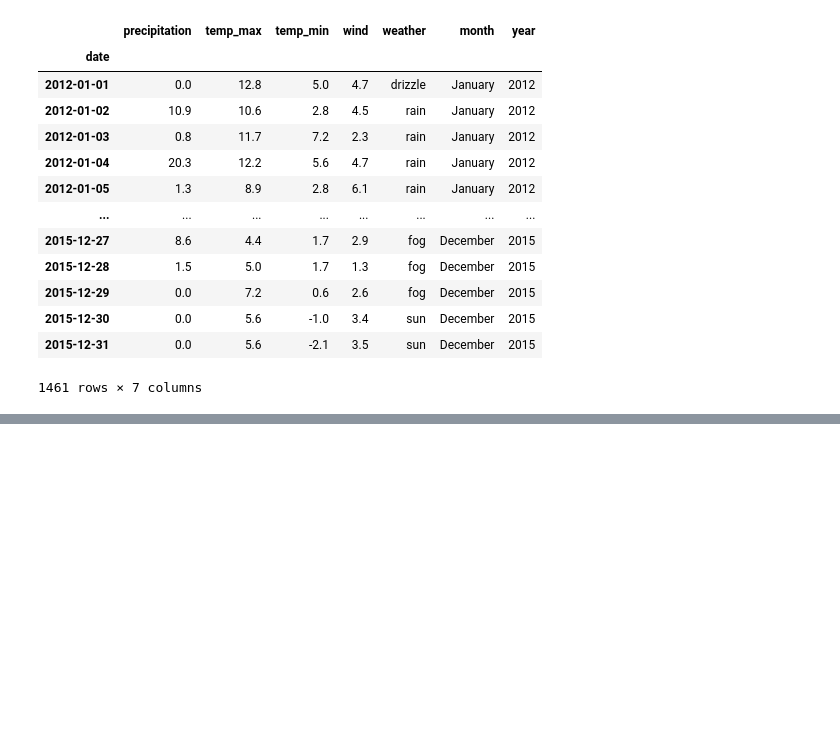
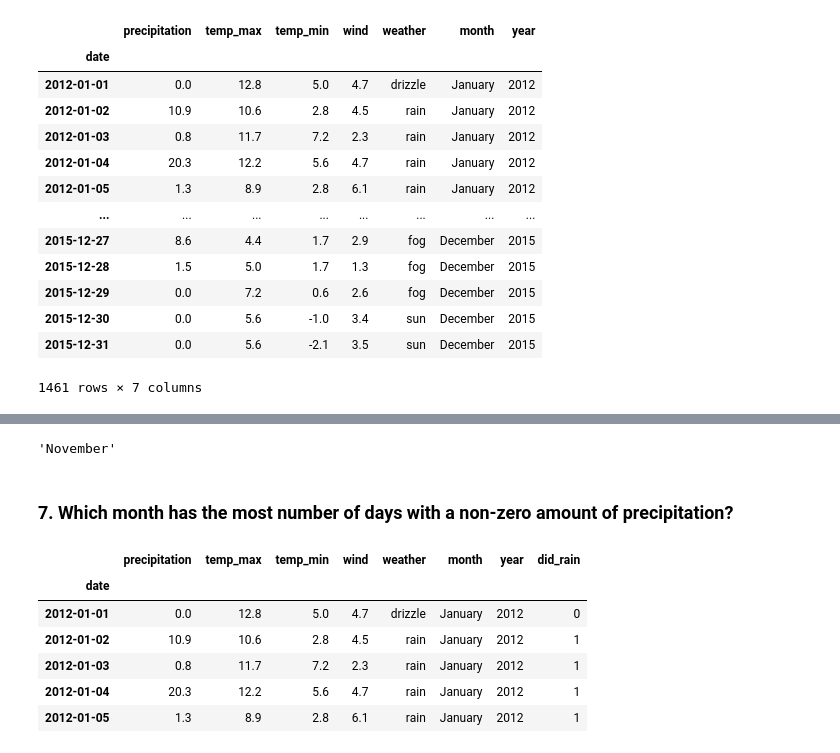
Before and after one commit to SchneemannDavid/time-series-exercises, a Jupyter notebook: exercises/working_with_time-series-data.ipynb, the cells around one changed output, grey strips where cells are left out. Cells and saved outputs as stored; diff of their text form; code cells hidden in the pictures; blank space fills up the shorter version.

```diff
--- a/exercises/working_with_time-series-data.ipynb
+++ b/exercises/working_with_time-series-data.ipynb
@@ -593,0 +695,19 @@ weather
+# %%
+#Use idxmax to get the month
+rain_by_month.groupby('month').precipitation.sum().idxmax()
+# %% [output]
+'November'
+# %% [markdown]
+### 7. Which month has the most number of days with a non-zero amount of precipitation?
+# %%
+#Create a new column that records whether or not it rained at all
+weather['did_rain'] = np.where(weather['precipitation'] == 0, 0, 1)
+weather.head()
+# %% [output]
+|  | precipitation | temp_max | temp_min | wind | weather | month | year | did_rain |
+| date |  |  |  |  |  |  |  |  |
+| 2012-01-01 | 0.0 | 12.8 | 5.0 | 4.7 | drizzle | January | 2012 | 0 |
+| 2012-01-02 | 10.9 | 10.6 | 2.8 | 4.5 | rain | January | 2012 | 1 |
+| 2012-01-03 | 0.8 | 11.7 | 7.2 | 2.3 | rain | January | 2012 | 1 |
+| 2012-01-04 | 20.3 | 12.2 | 5.6 | 4.7 | rain | January | 2012 | 1 |
+| 2012-01-05 | 1.3 | 8.9 | 2.8 | 6.1 | rain | January | 2012 | 1 |
```
Also changed, not shown: parts of 13 cells of this notebook, 1 other file.
